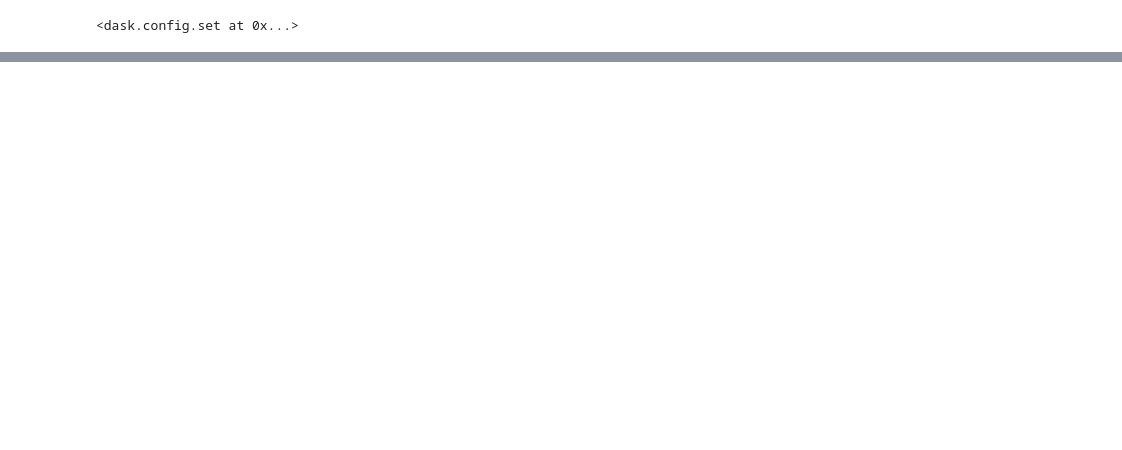
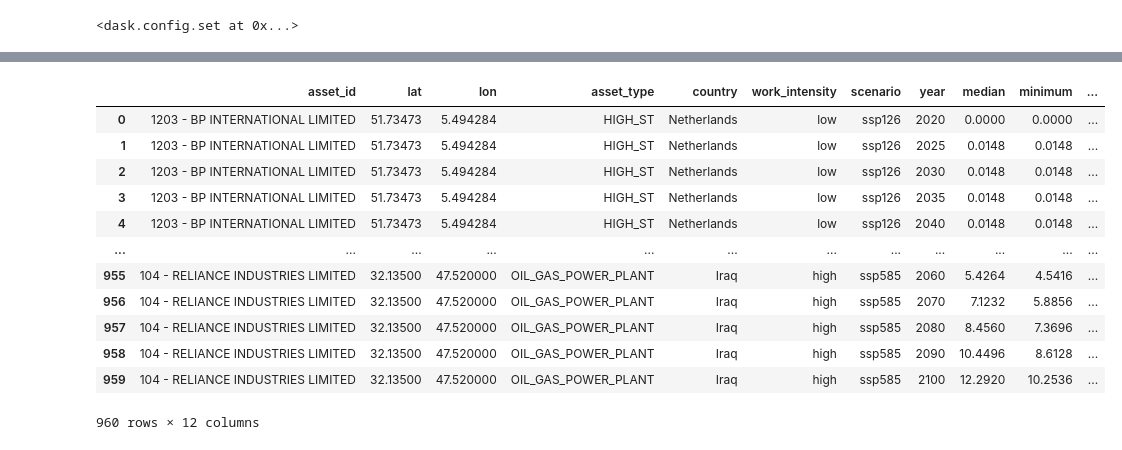
Before and after one commit to climate-x-org/Productivity_Loss_V2.0, a Jupyter notebook: dev/development.ipynb, the cells around one changed output, grey strips where cells are left out. Cells and saved outputs as stored; diff of their text form; code cells hidden in the pictures; blank space fills up the shorter version.

```diff
--- a/dev/development.ipynb
+++ b/dev/development.ipynb
@@ -34,11 +38,3 @@ for scenario in ['ssp126','ssp245','ssp370','ssp585']:
     ds_dict[scenario] = {}
     for intensity in ['low','moderate','high']:
         ds_dict[scenario][intensity] = xr.open_zarr(f"s3://hazard-science-data/productivity_loss_v2/climate_outputs/projections_corrected/{scenario}/CMIP6-ScenarioMIP_{loss_function}_productivity_loss_{intensity}_{scenario}.zarr.zarr/")
-# %%
-## output
-df_out = df_in.copy(deep=True).set_index('asset_id')
-df_out['work_intensity'] = df_out['asset_type'].map(asset_map.set_index('asset_type').to_dict()['intensity'])
-df_out=df_out.reset_index()
-## sample
-df_out_ssp126 = df_out.copy(deep=True)
-df_out_ssp126 = df_out_ssp126.loc[:40,:] # trim for testing
@@ -94,13 +40,0 @@ df_out[scenario]
-# %%
-### ac scaling
-residential = 1
-commercial = 1.5
-
-df_scaled = {}
-for scenario in scenarios:
-    df_scaled[scenario] = df_out[scenario].copy(deep=True)
-    df_scaled[scenario]['AC_penetration'] = np.full_like(df_scaled[scenario]['lat'],np.nan)
-    for i in df_scaled[scenario].index:
-        df_scaled[scenario].loc[i,'AC_penetration'] = np.round(aircon.sel(lat=df_scaled[scenario].loc[i,'lat'],lon=df_scaled[scenario].loc[i,'lat'],method='nearest').values,3)
-        if not pd.isna(df_scaled[scenario].loc[i,'AC_penetration']):
-            df_scaled[scenario].iloc[i,5:-1] *= 1-df_scaled[scenario].iloc[i,-1]
@@ -110,3 +124,19 @@ if not pd.isna(df_scaled[scenario].loc[446,'AC_penetration']):
+# %%
+df_long_scaled
+# %% [output]
+|  | asset_id | lat | lon | asset_type | country | work_intensity | scenario | year | median | minimum | ... |
+| 0 | 1203 - BP INTERNATIONAL LIMITED | 51.73473 | 5.494284 | HIGH_ST | Netherlands | low | ssp126 | 2020 | 0.0000 | 0.0000 | ... |
+| 1 | 1203 - BP INTERNATIONAL LIMITED | 51.73473 | 5.494284 | HIGH_ST | Netherlands | low | ssp126 | 2025 | 0.0148 | 0.0148 | ... |
+| 2 | 1203 - BP INTERNATIONAL LIMITED | 51.73473 | 5.494284 | HIGH_ST | Netherlands | low | ssp126 | 2030 | 0.0148 | 0.0148 | ... |
+| 3 | 1203 - BP INTERNATIONAL LIMITED | 51.73473 | 5.494284 | HIGH_ST | Netherlands | low | ssp126 | 2035 | 0.0148 | 0.0148 | ... |
+| 4 | 1203 - BP INTERNATIONAL LIMITED | 51.73473 | 5.494284 | HIGH_ST | Netherlands | low | ssp126 | 2040 | 0.0148 | 0.0148 | ... |
+| ... | ... | ... | ... | ... | ... | ... | ... | ... | ... | ... | ... |
+| 955 | 104 - RELIANCE INDUSTRIES LIMITED | 32.13500 | 47.520000 | OIL_GAS_POWER_PLANT | Iraq | high | ssp585 | 2060 | 5.4264 | 4.5416 | ... |
+| 956 | 104 - RELIANCE INDUSTRIES LIMITED | 32.13500 | 47.520000 | OIL_GAS_POWER_PLANT | Iraq | high | ssp585 | 2070 | 7.1232 | 5.8856 | ... |
+| 957 | 104 - RELIANCE INDUSTRIES LIMITED | 32.13500 | 47.520000 | OIL_GAS_POWER_PLANT | Iraq | high | ssp585 | 2080 | 8.4560 | 7.3696 | ... |
+| 958 | 104 - RELIANCE INDUSTRIES LIMITED | 32.13500 | 47.520000 | OIL_GAS_POWER_PLANT | Iraq | high | ssp585 | 2090 | 10.4496 | 8.6128 | ... |
+| 959 | 104 - RELIANCE INDUSTRIES LIMITED | 32.13500 | 47.520000 | OIL_GAS_POWER_PLANT | Iraq | high | ssp585 | 2100 | 12.2920 | 10.2536 | ... |
+960 rows × 12 columns
 # %%
 import seaborn as sns
 import random
```
Also changed, not shown: parts of 13 cells of this notebook, 12 other files.
